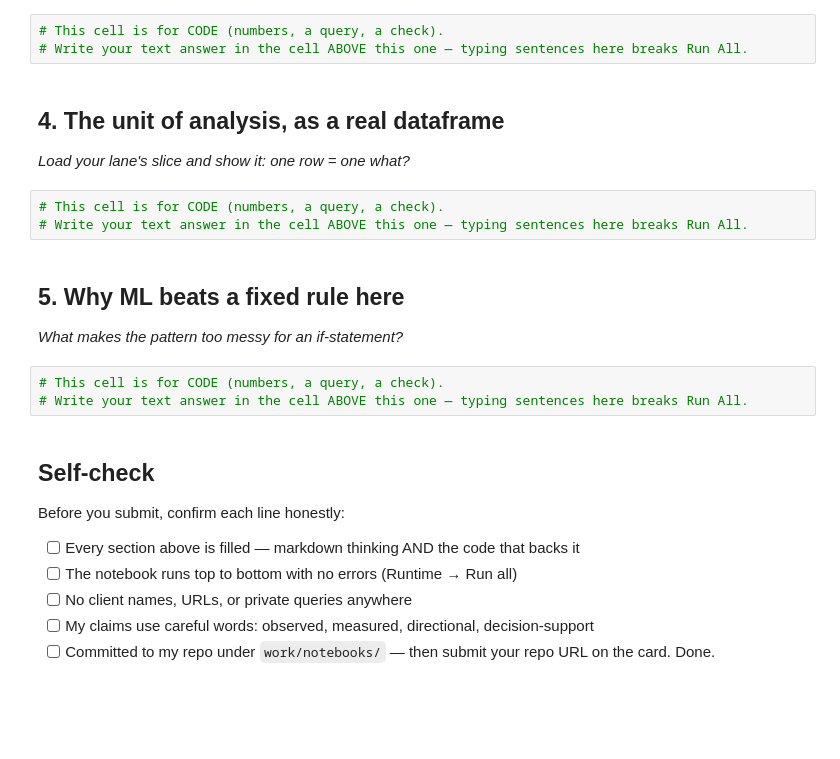
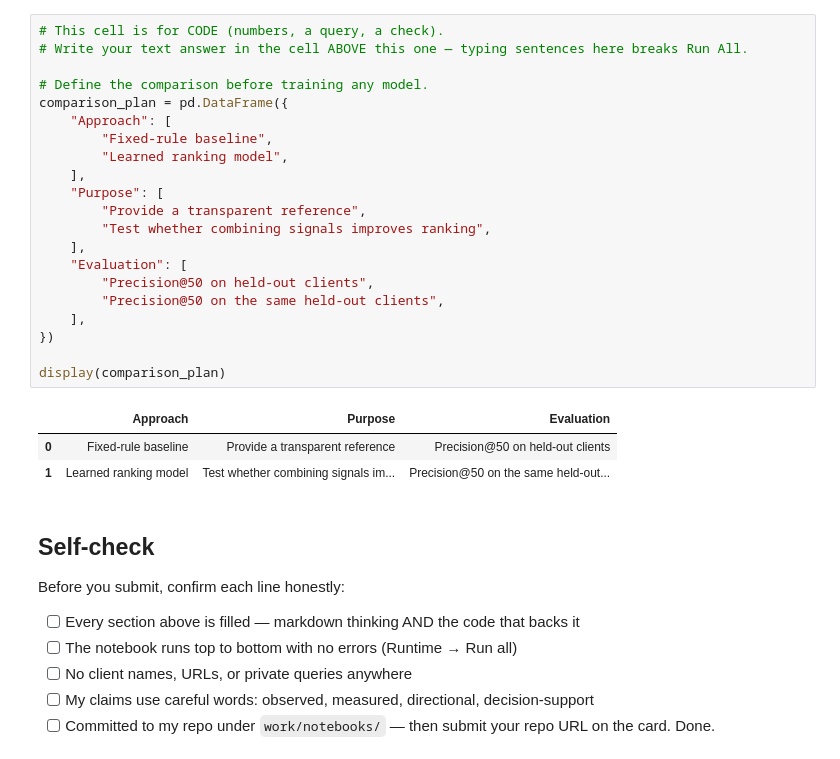
Before and after one commit to SoyebAhmed5/flyrank-internship-ml, a Jupyter notebook: work/notebooks/w02_ml_task_framing.ipynb, the cells around one changed output. Drawn from its saved outputs; the diff is of its cells as text; blank space fills up the shorter version.

```diff
--- a/work/notebooks/w02_ml_task_framing.ipynb
+++ b/work/notebooks/w02_ml_task_framing.ipynb
@@ -27,20 +179,28 @@ This skeleton is yours to fill. Work the sections **in order** — each one has
 # %%
 # This cell is for CODE (numbers, a query, a check).
 # Write your text answer in the cell ABOVE this one — typing sentences here breaks Run All.
+
+# Define the comparison before training any model.
+comparison_plan = pd.DataFrame({
+    "Approach": [
+        "Fixed-rule baseline",
+        "Learned ranking model",
+    ],
+    "Purpose": [
+        "Provide a transparent reference",
+        "Test whether combining signals improves ranking",
+    ],
+    "Evaluation": [
+        "Precision@50 on held-out clients",
+        "Precision@50 on the same held-out clients",
+    ],
+})
+
+display(comparison_plan)
+# %% [output]
+|  | Approach | Purpose | Evaluation |
+| 0 | Fixed-rule baseline | Provide a transparent reference | Precision@50 on held-out clients |
+| 1 | Learned ranking model | Test whether combining signals im... | Precision@50 on the same held-out... |
-# %% [markdown]
-## 4. The unit of analysis, as a real dataframe
-
-*Load your lane's slice and show it: one row = one what?*
-# %%
-# This cell is for CODE (numbers, a query, a check).
-# Write your text answer in the cell ABOVE this one — typing sentences here breaks Run All.
-# %% [markdown]
-## 5. Why ML beats a fixed rule here
-
-*What makes the pattern too messy for an if-statement?*
-# %%
-# This cell is for CODE (numbers, a query, a check).
-# Write your text answer in the cell ABOVE this one — typing sentences here breaks Run All.
 # %% [markdown]
 ## Self-check
 
```
Also changed, not shown: parts of 13 cells of this notebook.
